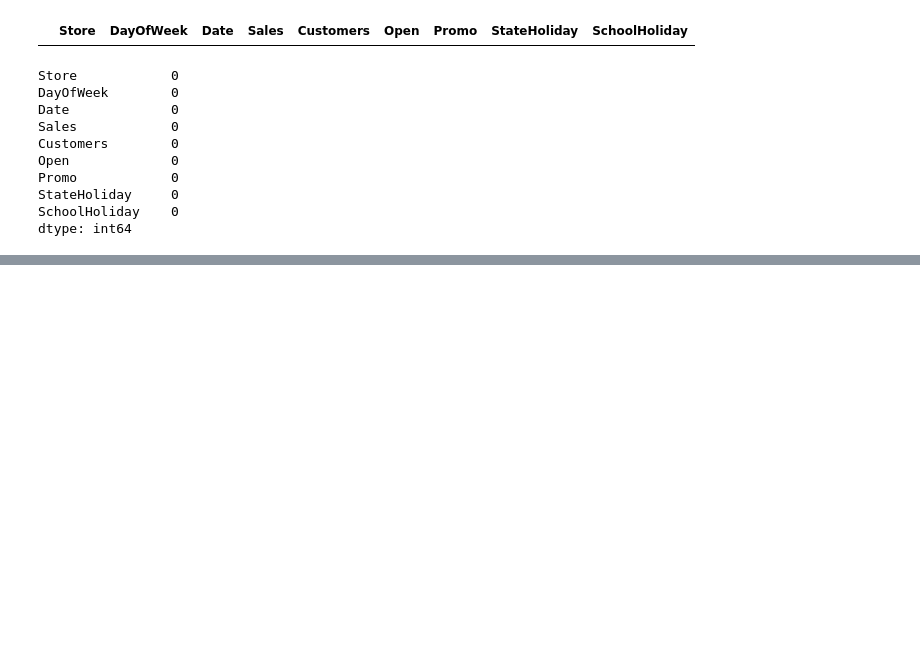
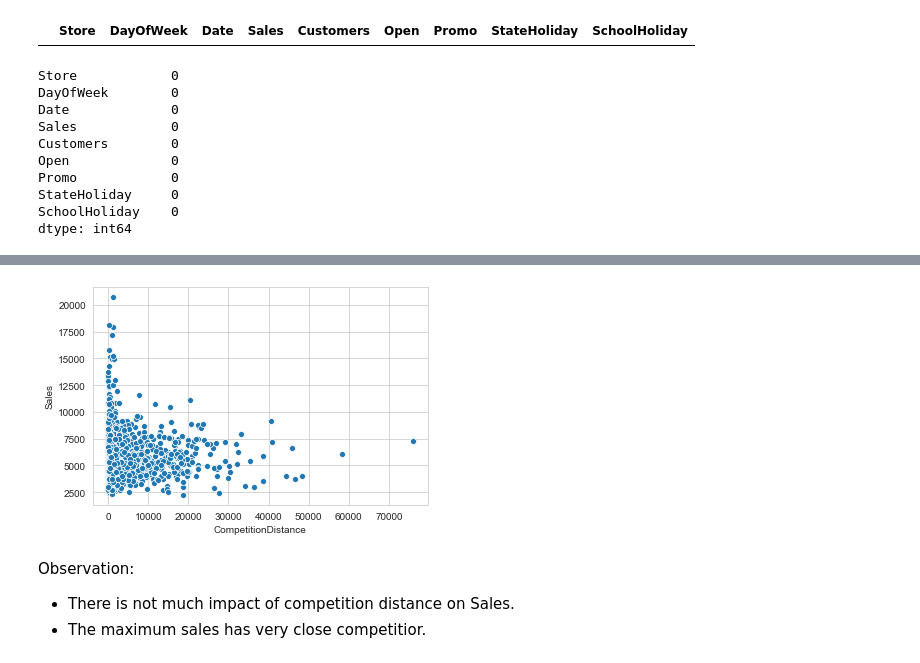
Before and after one commit to sharmijagan/SalesForecasting, a Jupyter notebook: Salesforecast.ipynb, the cells around one changed output, grey strips where cells are left out. Cells and saved outputs as stored; diff of their text form; code cells hidden in the pictures; blank space fills up the shorter version.

Commit message:
Data Analysis
Filter specific stores data and did the exploratory data analysis and find the factors important for sales

```diff
--- a/Salesforecast.ipynb
+++ b/Salesforecast.ipynb
@@ -208,0 +261,4 @@ dtype: int64
+# %%
+# merge two dataframe - merged_df = df1
+df1 = pd.merge(train,store, on = 'Store', how = 'inner')
+df1.head()
@@ -208,0 +272,14 @@ dtype: int64
+# %%
+# group dataset Store wise comparing Sales and Competition distance
+df_dist = df1.groupby('Store')[['Sales','CompetitionDistance']].mean()
+
+
+# Analysing how competition distance impacting Sales
+sns.scatterplot(df_dist['CompetitionDistance'],df_dist['Sales'])
+plt.show()
+# %% [output]
+[figure, added]
+# %% [markdown]
+Observation:
+- There is not much impact of competition distance on Sales.
+- The maximum sales has very close competitior.
```
Also changed, not shown: parts of 24 cells of this notebook.
